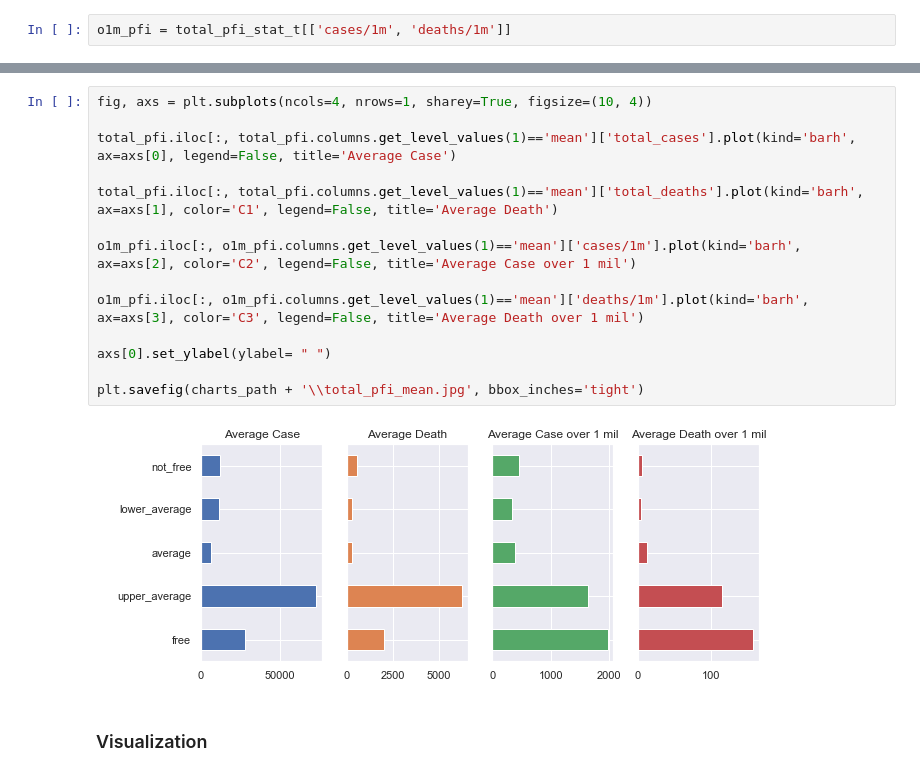
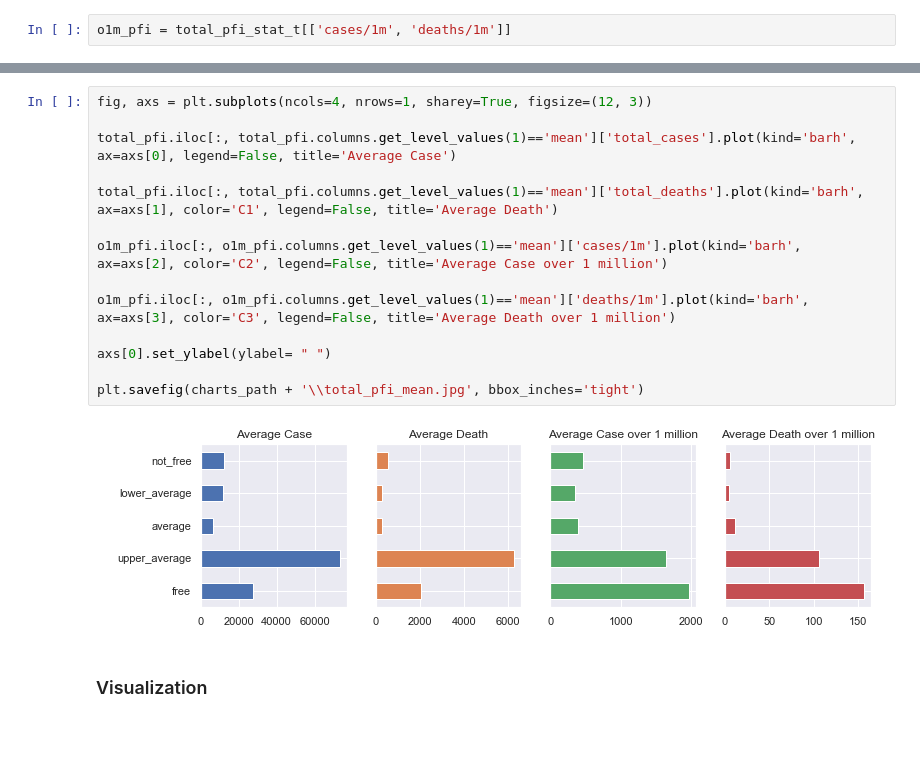
Before and after one commit to trungtv4597/Covid_19_and_Press_Freedom_Index_Analysis, a Jupyter notebook: assessment.ipynb, the cells around one changed output, grey strips where cells are left out. Drawn from its saved outputs; the diff is of its cells as text; blank space fills up the shorter version.

Commit message:
update visualization'

```diff
--- a/assessment.ipynb
+++ b/assessment.ipynb
@@ -901,19 +901,19 @@ o1m_pfi
 # %%
-fig, axs = plt.subplots(ncols=4, nrows=1, sharey=True, figsize=(10, 4))
+fig, axs = plt.subplots(ncols=4, nrows=1, sharey=True, figsize=(12, 3))
 
 total_pfi.iloc[:, total_pfi.columns.get_level_values(1)=='mean']['total_cases'].plot(kind='barh', ax=axs[0], legend=False, title='Average Case')
 
 total_pfi.iloc[:, total_pfi.columns.get_level_values(1)=='mean']['total_deaths'].plot(kind='barh', ax=axs[1], color='C1', legend=False, title='Average Death')
 
-o1m_pfi.iloc[:, o1m_pfi.columns.get_level_values(1)=='mean']['cases/1m'].plot(kind='barh', ax=axs[2], color='C2', legend=False, title='Average Case over 1 mil')
+o1m_pfi.iloc[:, o1m_pfi.columns.get_level_values(1)=='mean']['cases/1m'].plot(kind='barh', ax=axs[2], color='C2', legend=False, title='Average Case over 1 million')
 
-o1m_pfi.iloc[:, o1m_pfi.columns.get_level_values(1)=='mean']['deaths/1m'].plot(kind='barh', ax=axs[3], color='C3', legend=False, title='Average Death over 1 mil')
+o1m_pfi.iloc[:, o1m_pfi.columns.get_level_values(1)=='mean']['deaths/1m'].plot(kind='barh', ax=axs[3], color='C3', legend=False, title='Average Death over 1 million')
 
 axs[0].set_ylabel(ylabel= " ")
 
 plt.savefig(charts_path + '\\total_pfi_mean.jpg', bbox_inches='tight')
 # %% [output]
-[figure, old version]
+[figure, new version]
 # %% [markdown]
 ### Visualization
 # %%
```
Also changed, not shown: parts of 2 cells of this notebook, 14 other files.
